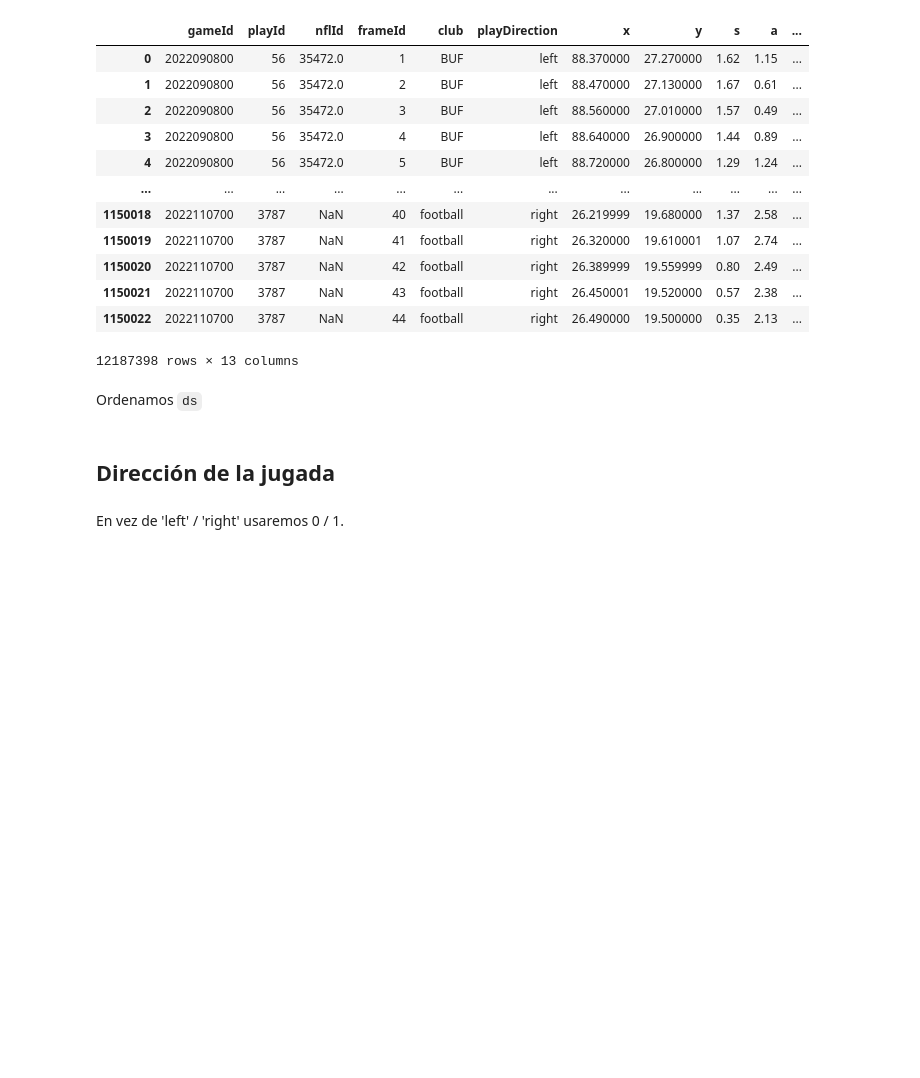
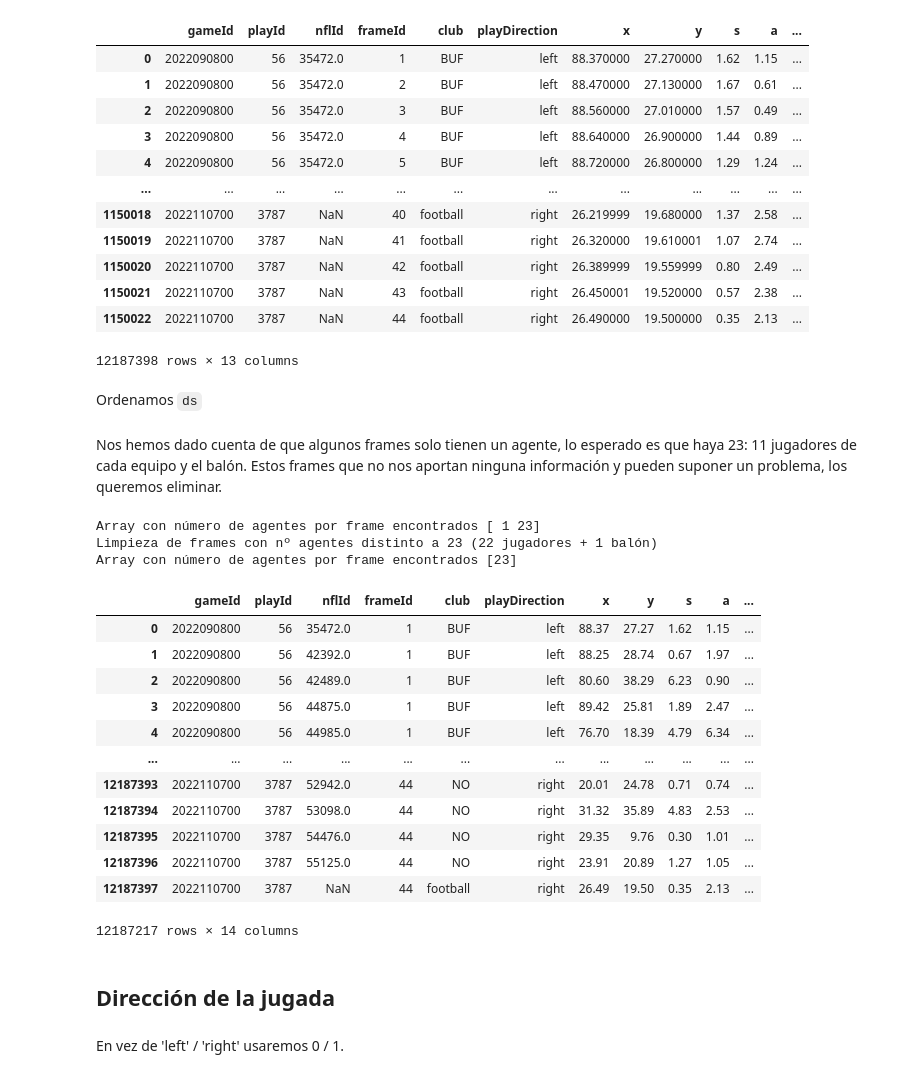
Before and after one commit to Alf-caput/NFL2022_TacklePredictNN, a Jupyter notebook: Practica_final_mejoras.ipynb, the cells around one changed output. Cells and saved outputs as stored; diff of their text form; code cells hidden in the pictures; blank space fills up the shorter version.

```diff
--- a/Practica_final_mejoras.ipynb
+++ b/Practica_final_mejoras.ipynb
@@ -296,6 +296,36 @@ Ordenamos `ds`
 # %%
 ds.sort_values(by=['gameId', 'playId', 'frameId', 'club'], ascending=True, inplace=True)
 ds.reset_index(drop=True, inplace=True)
+# %% [markdown]
+Nos hemos dado cuenta de que algunos frames solo tienen un agente, lo esperado es que haya 23: 11 jugadores de cada equipo y el balón.
+Estos frames que no nos aportan ninguna información y pueden suponer un problema, los queremos eliminar.
+# %%
+import numpy as np
+ds_conteo = ds.groupby(['gameId', 'playId', 'frameId']).size().reset_index(name='Conteo')
+print(f'Array con número de agentes por frame encontrados {np.unique(ds_conteo["Conteo"])}')
+ds = pd.merge(ds, ds_conteo, on=['gameId', 'playId', 'frameId'], how='left')
+ds = ds.loc[ds['Conteo'] != 1]
+ds_conteo = ds.groupby(['gameId', 'playId', 'frameId']).size().reset_index(name='Conteo')
+print('Limpieza de frames con nº agentes distinto a 23 (22 jugadores + 1 balón)')
+print(f'Array con número de agentes por frame encontrados {np.unique(ds_conteo["Conteo"])}')
+ds
+# %% [output]
+Array con número de agentes por frame encontrados [ 1 23]
+Limpieza de frames con nº agentes distinto a 23 (22 jugadores + 1 balón)
+Array con número de agentes por frame encontrados [23]
+|  | gameId | playId | nflId | frameId | club | playDirection | x | y | s | a | ... |
+| 0 | 2022090800 | 56 | 35472.0 | 1 | BUF | left | 88.37 | 27.27 | 1.62 | 1.15 | ... |
+| 1 | 2022090800 | 56 | 42392.0 | 1 | BUF | left | 88.25 | 28.74 | 0.67 | 1.97 | ... |
+| 2 | 2022090800 | 56 | 42489.0 | 1 | BUF | left | 80.60 | 38.29 | 6.23 | 0.90 | ... |
+| 3 | 2022090800 | 56 | 44875.0 | 1 | BUF | left | 89.42 | 25.81 | 1.89 | 2.47 | ... |
+| 4 | 2022090800 | 56 | 44985.0 | 1 | BUF | left | 76.70 | 18.39 | 4.79 | 6.34 | ... |
+| ... | ... | ... | ... | ... | ... | ... | ... | ... | ... | ... | ... |
+| 12187393 | 2022110700 | 3787 | 52942.0 | 44 | NO | right | 20.01 | 24.78 | 0.71 | 0.74 | ... |
+| 12187394 | 2022110700 | 3787 | 53098.0 | 44 | NO | right | 31.32 | 35.89 | 4.83 | 2.53 | ... |
+| 12187395 | 2022110700 | 3787 | 54476.0 | 44 | NO | right | 29.35 | 9.76 | 0.30 | 1.01 | ... |
+| 12187396 | 2022110700 | 3787 | 55125.0 | 44 | NO | right | 23.91 | 20.89 | 1.27 | 1.05 | ... |
+| 12187397 | 2022110700 | 3787 | NaN | 44 | football | right | 26.49 | 19.50 | 0.35 | 2.13 | ... |
+12187217 rows × 14 columns
 # %% [markdown]
 ## Dirección de la jugada
 # %% [markdown]
```
Also changed, not shown: parts of 11 cells of this notebook.
